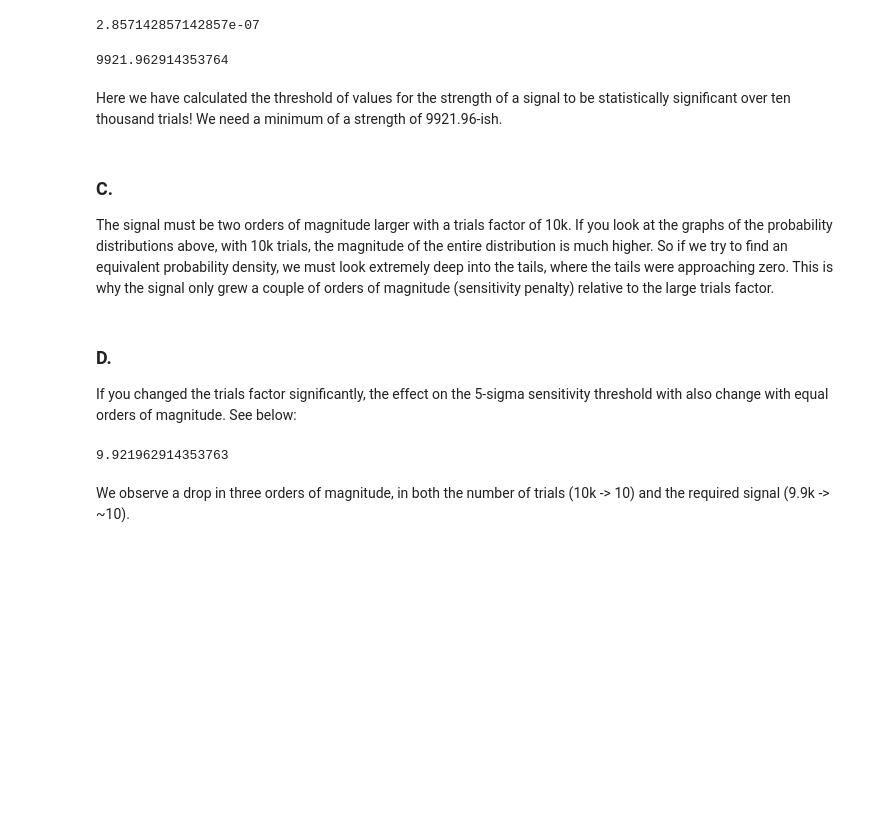
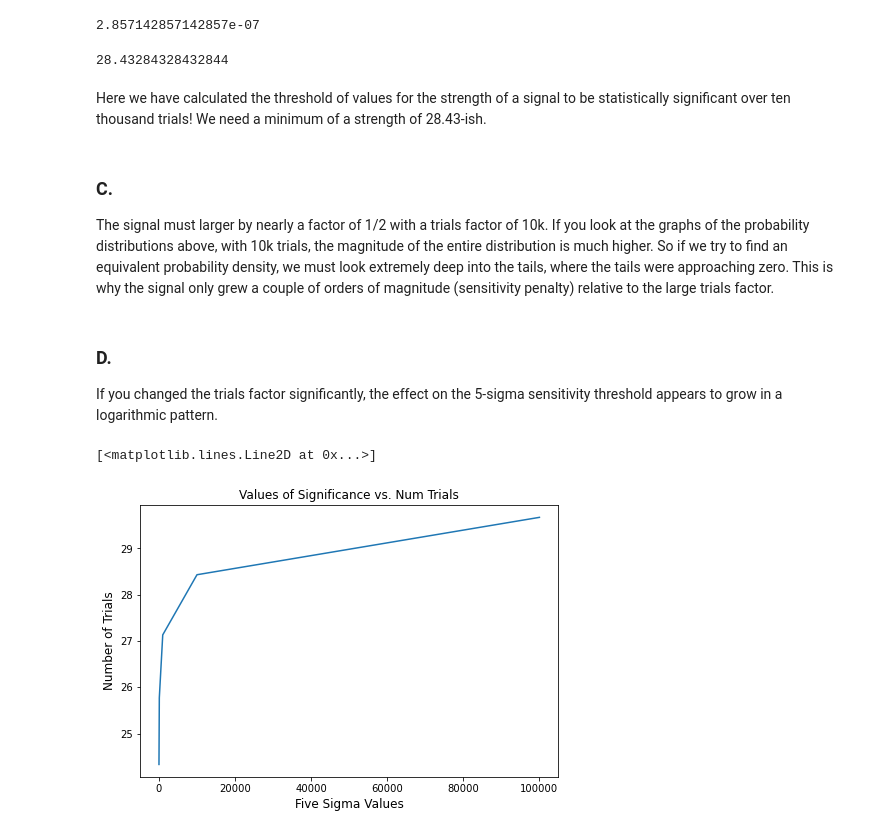
Before and after one commit to Mick-Ross/Computational-Data-Analysis, a Jupyter notebook: Lab 2/Lab2.ipynb, the cells around one changed output. Saved outputs shown, nothing was run; the diff lists cells and outputs as text; code cells hidden in the pictures; blank space fills up the shorter version.

```diff
--- a/Lab 2/Lab2.ipynb
+++ b/Lab 2/Lab2.ipynb
@@ -251,31 +251,55 @@ print(prob5Sigma)
 # %% [output]
 2.857142857142857e-07
 # %%
-index = originalDist[originalDist.cumsum() <= 1 - prob5Sigma/numPixs].shape[0]
+x = np.linspace(-100,100,10000)
+dist = stats.norm.pdf(x, scale=4)
+dist10K = dist*10000
+
+prob = 0
+idx = 0
+while prob < stats.norm.sf(5):
+    idx += 1
+    prob += dist10K[-idx]
+idx = 9999 - idx
+
+fiveSig = x[idx]
+print(fiveSig)
+# %% [output]
+28.43284328432844
-# %%
-approxDet = x[index]
-reqSignal = (1 - stats.norm.cdf(approxDet, scale = 4))*numPixs
-print(reqSignal)
-# %% [output]
-9921.962914353764
 # %% [markdown]
-Here we have calculated the threshold of values for the strength of a signal to be statistically significant over ten thousand trials! We need a minimum of a strength of 9921.96-ish.
+Here we have calculated the threshold of values for the strength of a signal to be statistically significant over ten thousand trials! We need a minimum of a strength of 28.43-ish.
 # %% [markdown]
 ### C.
 
-The signal must be two orders of magnitude larger with a trials factor of 10k. If you look at the graphs of the probability distributions above, with 10k trials, the magnitude of the entire distribution is much higher. So if we try to find an equivalent probability density, we must look extremely deep into the tails, where the tails were approaching zero. This is why the signal only grew a couple of orders of magnitude (sensitivity penalty) relative to the large trials factor.
+The signal must larger by nearly a factor of 1/2 with a trials factor of 10k. If you look at the graphs of the probability distributions above, with 10k trials, the magnitude of the entire distribution is much higher. So if we try to find an equivalent probability density, we must look extremely deep into the tails, where the tails were approaching zero. This is why the signal only grew a couple of orders of magnitude (sensitivity penalty) relative to the large trials factor.
 # %% [markdown]
 ### D.
 
-If you changed the trials factor significantly, the effect on the 5-sigma sensitivity threshold with also change with equal orders of magnitude. See below:
+If you changed the trials factor significantly, the effect on the 5-sigma sensitivity threshold appears to grow in a logarithmic pattern.
 # %%
-numPixs = 10
-index2 = originalDist[originalDist.cumsum() <= 1 - prob5Sigma/numPixs].shape[0]
+five_sig_vals = []
+trial_nums = []
 
-approxDet = x[index2]
-reqSignal = (1 - stats.norm.cdf(approxDet, scale = 4))*numPixs
-print(reqSignal)
+trials = 10
+for i in range(1, 6):
+    prob = 0
+    idx = 0
+    distTrials = stats.norm.pdf(x, scale=4)
+    distTrials = distTrials*trials
+    while prob < stats.norm.sf(5):
+        idx += 1
+        prob += distTrials[-idx]
+    idx = len(x) - 1 - idx
+
+    trial_nums.append(trials)
+    five_sig_vals.append(x[idx])
+    trials *= 10
+
+plt.rcParams["figure.figsize"] = (7.5, 5)
+plt.title(f'Values of Significance vs. Num Trials', fontsize='large')
+plt.xlabel('Five Sigma Values',fontsize='large')
+plt.ylabel('Number of Trials',fontsize='large')
+plt.plot(trial_nums, five_sig_vals)
 # %% [output]
-9.921962914353763
+[<matplotlib.lines.Line2D at 0x...>]
+[figure, added]
-# %% [markdown]
-We observe a drop in three orders of magnitude, in both the number of trials (10k -> 10) and the required signal (9.9k -> ~10).
```
Also changed, not shown: parts of 14 cells of this notebook.
